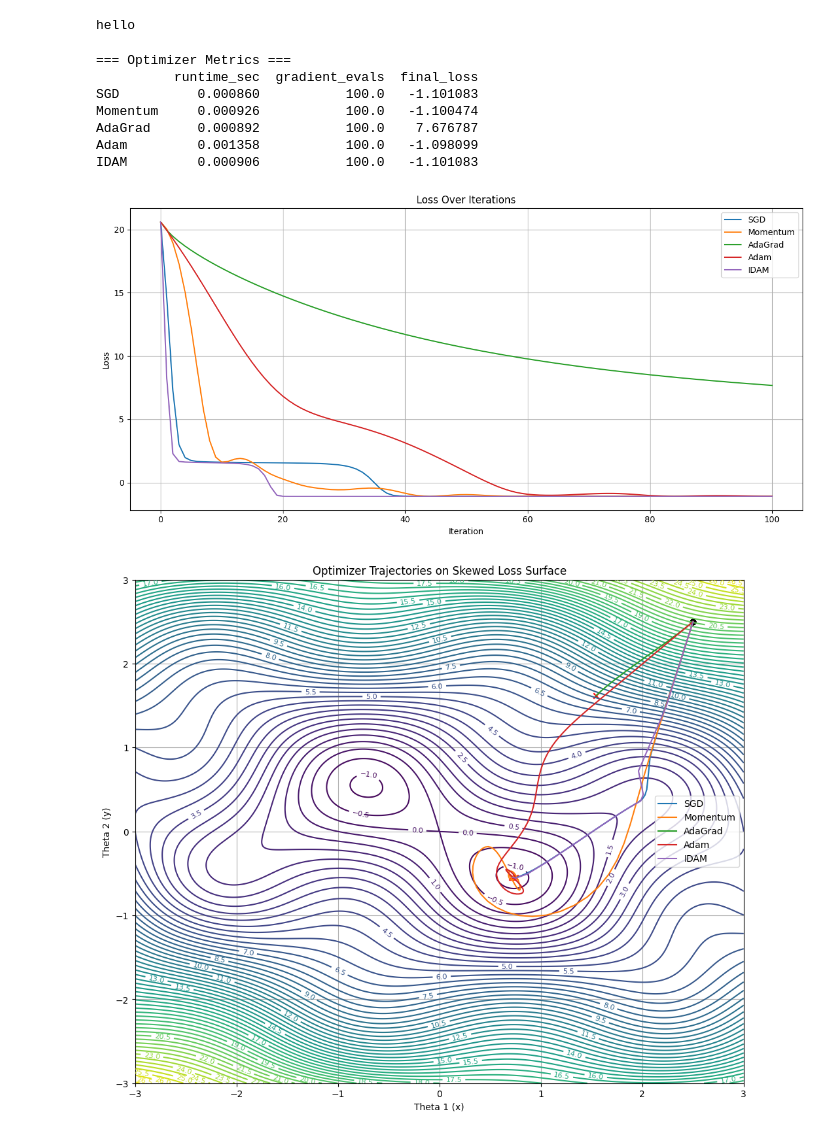
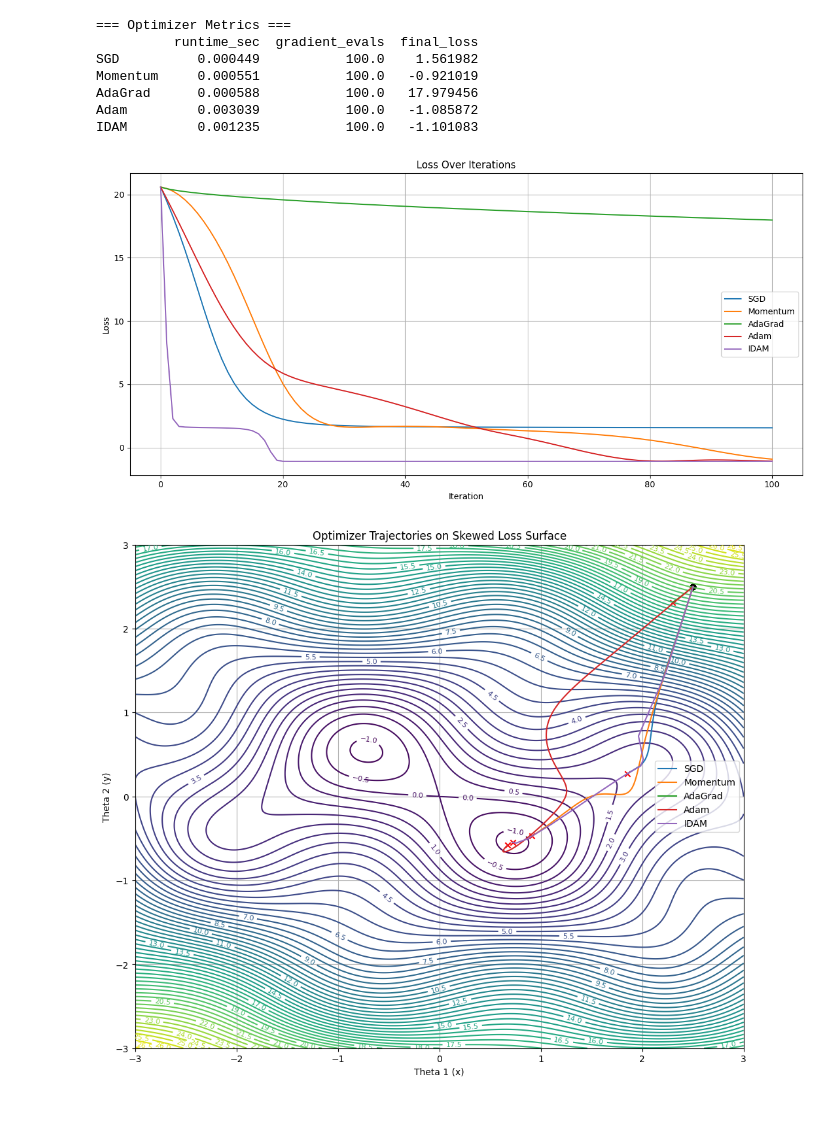
Before and after one commit to ayushya-pare/IDAM, a Jupyter notebook: notebooks/2D_Loss.ipynb, the cells around one changed output. Saved outputs shown, nothing was run; the diff lists cells and outputs as text; code cells hidden in the pictures.

```diff
--- a/notebooks/2D_Loss.ipynb
+++ b/notebooks/2D_Loss.ipynb
@@ -1,4 +0,0 @@
-# %%
-print("hello")
-# %% [output]
-hello
@@ -24,7 +24,7 @@ def gradient(theta):
 # ----------------------------------------
 # Optimization function
 # ----------------------------------------
-def optimization(methods, lr=0.05, steps=100, beta=0.9, alpha=0.1, eps=1e-8):
+def optimization(methods, lr=0.01, steps=100, beta=0.9, beta_1 = 0.9, beta_2 = 0.998, alpha=0.1, eps=1e-8):
     metrics = {}
     trajectories = {}
     loss_histories = {}
@@ -56,10 +56,10 @@ def optimization(methods, lr=0.05, steps=100, beta=0.9, alpha=0.1, eps=1e-8):
                 theta -= lr * grad / (np.sqrt(G) + eps)
 
             elif method == "Adam":
-                m = beta * m + (1 - beta) * grad
-                v = beta * v + (1 - beta) * grad**2
-                m_hat = m / (1 - beta**k)
-                v_hat = v / (1 - beta**k)
+                m = beta_1 * m + (1 - beta_1) * grad
+                v = beta_1 * v + (1 - beta_1) * grad**2
+                m_hat = m / (1 - beta_2**k)
+                v_hat = v / (1 - beta_2**k)
                 theta -= lr * m_hat / (np.sqrt(v_hat) + eps)
 
             elif method == "IDAM":
@@ -106,37 +106,37 @@ plt.legend()
 plt.grid(True)
 plt.tight_layout()
 plt.show()
 
 # ----------------------------------------
 # Plot 2: Trajectories on loss surface
 # ----------------------------------------
 x_vals = np.linspace(-3, 3, 400)
 y_vals = np.linspace(-3, 3, 400)
 X, Y = np.meshgrid(x_vals, y_vals)
 Z = loss_function([X, Y])
 
 plt.figure(figsize=(12, 10))
 contours = plt.contour(X, Y, Z, levels=60, cmap='viridis')
 plt.clabel(contours, inline=True, fontsize=8)
 
 for method, traj in trajectories.items():
     plt.plot(traj[:, 0], traj[:, 1], label=method)
     plt.scatter(traj[0, 0], traj[0, 1], color='black', marker='o')  # Start
     plt.scatter(traj[-1, 0], traj[-1, 1], color='red', marker='x')  # End
 
 plt.title("Optimizer Trajectories on Skewed Loss Surface")
 plt.xlabel("Theta 1 (x)")
 plt.ylabel("Theta 2 (y)")
 plt.legend()
 plt.grid(True)
 plt.show()
 # %% [output]
 === Optimizer Metrics ===
           runtime_sec  gradient_evals  final_loss
-SGD          0.000860           100.0   -1.101083
-Momentum     0.000926           100.0   -1.100474
-AdaGrad      0.000892           100.0    7.676787
-Adam         0.001358           100.0   -1.098099
-IDAM         0.000906           100.0   -1.101083
+SGD          0.000449           100.0    1.561982
+Momentum     0.000551           100.0   -0.921019
+AdaGrad      0.000588           100.0   17.979456
+Adam         0.003039           100.0   -1.085872
+IDAM         0.001235           100.0   -1.101083
-[figure, old version]
+[figure, new version]
-[figure, old version]
+[figure, new version]
```
Also changed, not shown: parts of 2 cells of this notebook, 1 other file.
